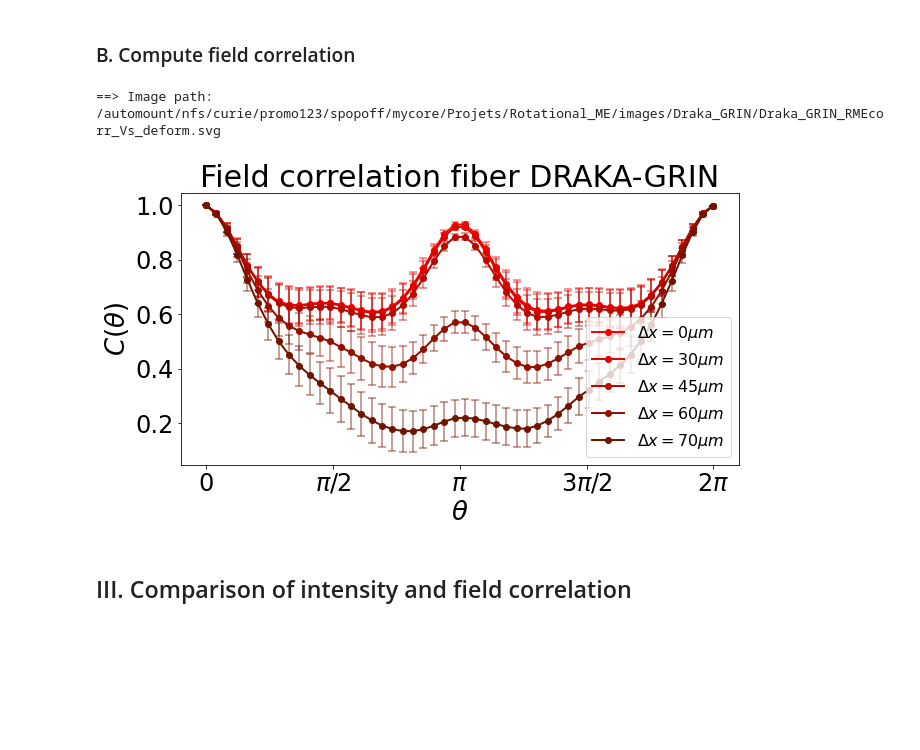
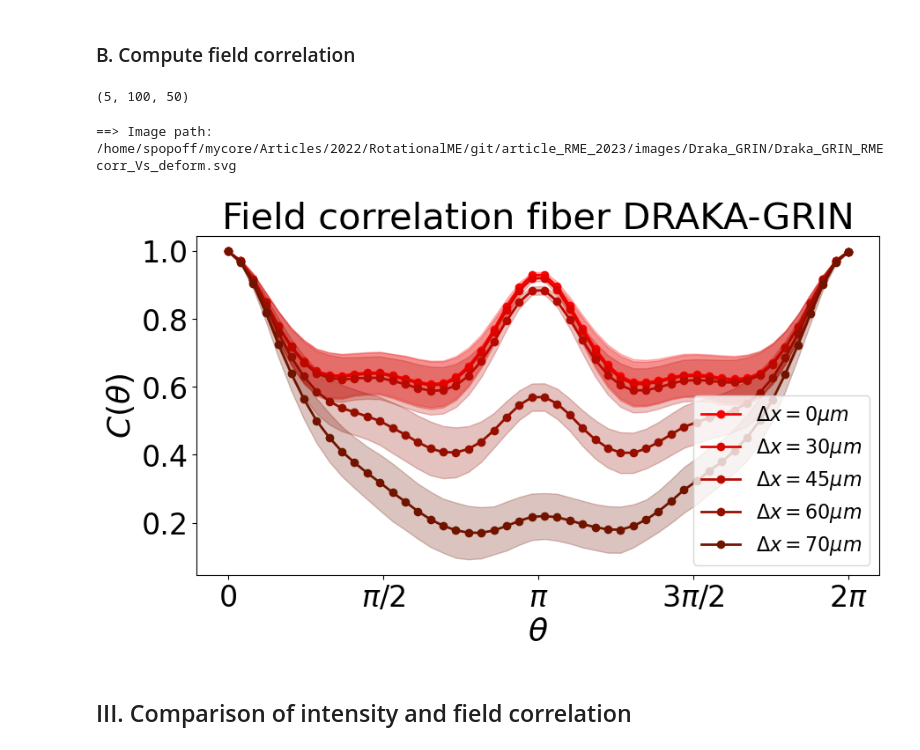
Before and after one commit to wavefrontshaping/article_RME_2023, a Jupyter notebook: Validation_and_tests/Validation_and_tests.ipynb, the cells around one changed output. Saved outputs shown, nothing was run; the diff lists cells and outputs as text; code cells hidden in the pictures; blank space fills up the shorter version.

```diff
--- a/Validation_and_tests/Validation_and_tests.ipynb
+++ b/Validation_and_tests/Validation_and_tests.ipynb
@@ -109,7 +110,10 @@ Delta_x = param_small["Delta_x"]
 # %% [markdown]
 **load and concatenate the measurements for random input at different levels of deformation**
 # %%
-filepaths = sorted(glob.glob(file_path("Ys_rnd_small_*.npz")), key=lambda x: int(x.split("_")[-1].split(".")[0]))
+filepaths = sorted(
+    glob.glob(file_path("Ys_rnd_small_*.npz")),
+    key=lambda x: int(x.split("_")[-1].split(".")[0]),
+)
 arrays = []
 for filepath in filepaths:
     data = np.load(filepath)
@@ -121,5 +129,8 @@ Ys_rnd = np.stack(arrays, axis=0)
 # %%
 filepaths = glob.glob(file_path("Ys_rnd_small_p1_*.npz"))
+
+# Sort the filenames based on the numerical value of <xx>
+filepaths = sorted(filepaths, key=lambda x: int(re.search(r'Ys_rnd_small_p1_(\d+).npz', x).group(1)))
 arrays = []
 for filepath in filepaths:
     data = np.load(filepath)
@@ -247,25 +258,32 @@ Corr_rnd_E = stack_correlation(E, E_ref)
 
 Corr_rnd_E_mean = np.mean(Corr_rnd_E, axis=1)
 Corr_rnd_E_std = np.std(Corr_rnd_E, axis=1)
+# %%
+Corr_rnd_E.shape
+# %% [output]
+(5, 100, 50)
 # %%
 # Ys_rnd.shape = (5, 100, 50, 2401)
 # %%
-def plot_error(y, y_err, color):
-    plt.errorbar(
-        angles,
-        y,
-        yerr=y_err,
-        color = color,
-        linewidth = 2,
-        linestyle = 'None',
-        capsize = 4,
-        capthick = 2,
-        alpha = 0.4,
-    )
+def plot_error(y, y_err, color, type="bars"):
+    if type == "bars":
+        plt.errorbar(
+            angles,
+            y,
+            yerr=y_err,
+            color=color,
+            linewidth=2,
+            linestyle="None",
+            capsize=4,
+            capthick=2,
+            alpha=0.4,
+        )
+    if type == "shades":
+        plt.fill_between(angles, y - y_err, y + y_err, color=color, alpha=0.25)
+
 
 def show_RME_corr(show_error=True, save_fig=True):
     deformations2show = DEFORMATION_TO_SHOW
-    # colors = generate_color_shades('PuRd', 4)
     cmap = get_color_map(n=len(deformations2show) + 1)
     plt.figure(figsize=(10, 5))
     for ind_color, ind_deformation in enumerate(deformations2show):
@@ -273,40 +291,41 @@ def show_RME_corr(show_error=True, save_fig=True):
         plt.errorbar(
             angles,
             Corr_rnd_E_mean[ind_deformation],
             label=rf"$\Delta x = {Delta_x[ind_deformation]:.0f} \mu m$",
             color=color,
             marker="o",
             linewidth=2,
         )
         if show_error:
             plot_error(
                 Corr_rnd_E_mean[ind_deformation],
                 Corr_rnd_E_std[ind_deformation],
                 color=color,
+                type="shades",
             )
     plt.xlabel(r"$\theta$", fontsize=LABEL_SIZE)
     plt.ylabel(r"$C(\theta)$", fontsize=LABEL_SIZE)
     xticks = [0, np.pi / 2, np.pi, 3 * np.pi / 2, 2 * np.pi]
     xtics_labels = [r"$0$", r"$\pi/2$", r"$\pi$", r"$3\pi/2$", r"$2\pi$"]
     plt.xticks(xticks, xtics_labels, fontsize=TICK_SIZE)
     plt.yticks(fontsize=TICK_SIZE)
-    plt.legend(fontsize=LEGEND_SIZE-4, loc="lower right")
+    plt.legend(fontsize=LEGEND_SIZE - 4, loc="lower right")
 
-
-
-    plt.title(f"Field correlation fiber {param['fiber']['name']}", fontsize=SUP_TITLE_SIZE)
+    plt.title(
+        f"Field correlation fiber {param['fiber']['name']}", fontsize=SUP_TITLE_SIZE
+    )
 
     if save_fig:
         plt.savefig(
-            image_path(f"RMEcorr_Vs_deform.svg", full_name = True),
+            image_path(f"RMEcorr_Vs_deform.svg", full_name=True),
             dpi=300,
         )
 
 
 show_RME_corr(show_error=True, save_fig=True)
 # %% [output]
-==> Image path: /automount/nfs/curie/promo123/spopoff/mycore/Projets/Rotational_ME/images/Draka_GRIN/Draka_GRIN_RMEcorr_Vs_deform.svg
+==> Image path: /home/spopoff/mycore/Articles/2022/RotationalME/git/article_RME_2023/images/Draka_GRIN/Draka_GRIN_RMEcorr_Vs_deform.svg
-[figure, old version]
+[figure, new version]
 # %% [markdown]
 ## III. Comparison of intensity and field correlation
 # %% [markdown]
```
Also changed, not shown: parts of 19 cells of this notebook.
